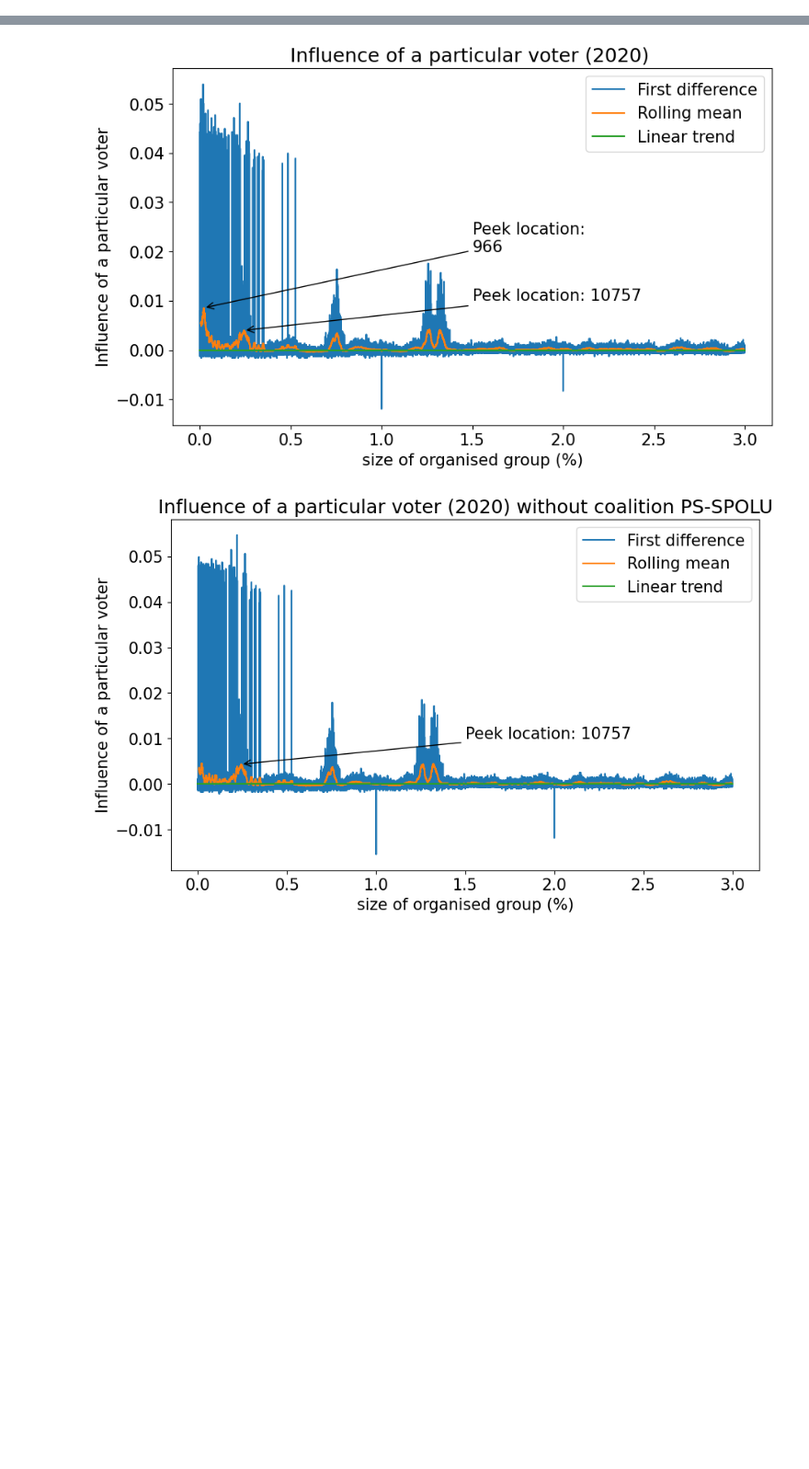
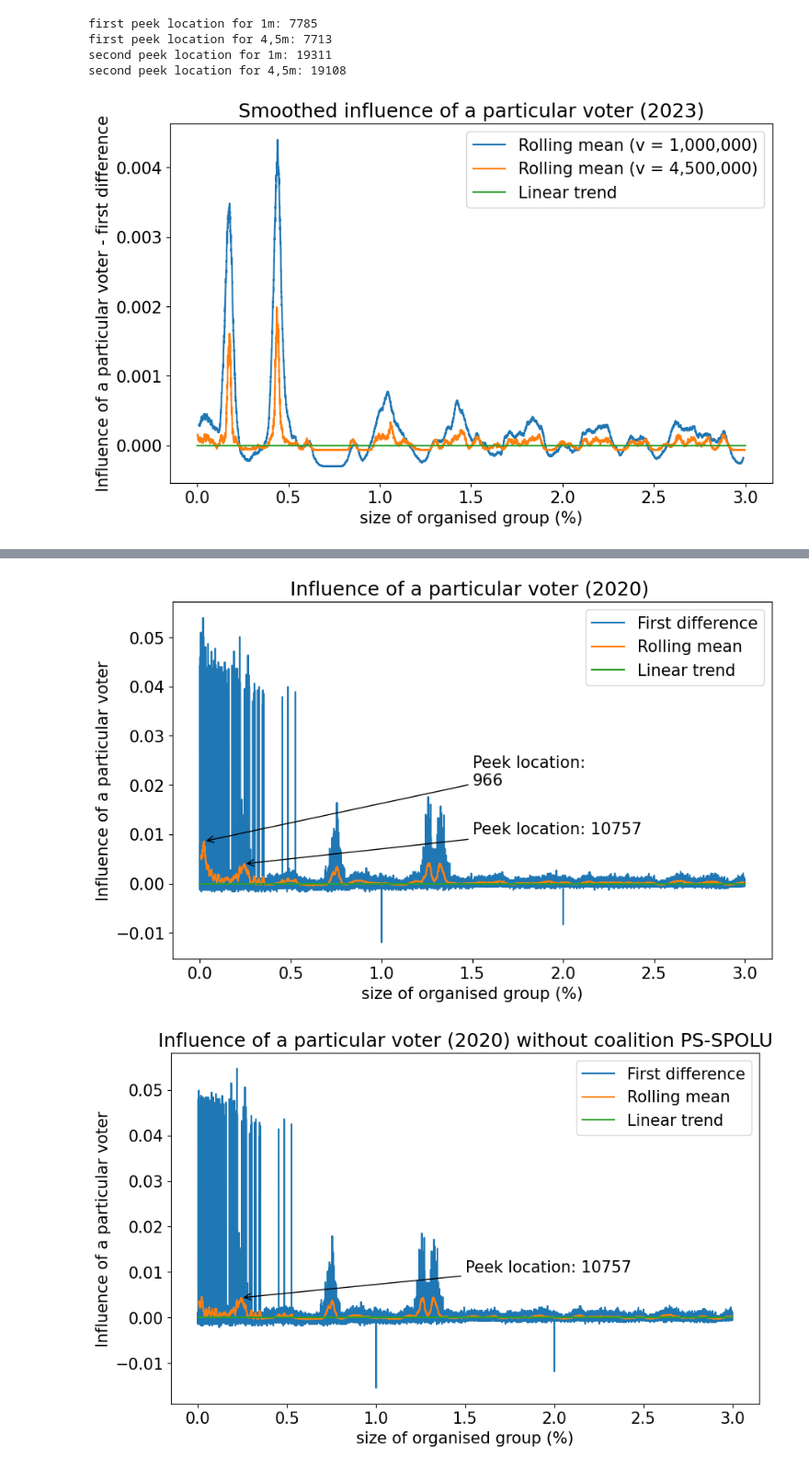
Before and after one commit to JnKamas/bc-praca, a Jupyter notebook: svk podklad.ipynb, the cells around one changed output, grey strips where cells are left out. Shown: that part at 92% size. Drawn from its saved outputs; the diff is of its cells as text; code cells hidden in the pictures; blank space fills up the shorter version.

```diff
--- a/svk podklad.ipynb
+++ b/svk podklad.ipynb
@@ -111,3 +111,67 @@ plt.show()
+# %%
+df = pd.read_csv("./vis_data/electable-unweighted-vis-1m-2023.csv")
+df2 = pd.read_csv("./vis_data/electable-unweighted-vis-4_5m-2023.csv")
+
+window = 200
+
+x_values = (df['samples'] / 1000000) * 100
+x_values2 = (df2['samples'] / 4500000) * 100
+
+y_values = df['diff']
+y_values2 = df2['diff']
+y_vals =  y_values - (3 * x_values)
+y_vals2 =  y_values2 - (3 * x_values2)
+
+
+y_deriv = y_vals.diff()
+y_rolling = y_deriv.rolling(window=window, center=True).mean()
+
+y_deriv2 = y_vals2.diff()
+y_rolling2 = y_deriv2.rolling(window=window, center=True).mean()
+
+x = np.arange(0, 4)
+y = 3 * x
+
+
+plt.figure(figsize=(10, 6))
+
+plt.plot(x_values, y_rolling, '-', markersize=1, label="Rolling mean (v = 1,000,000)")
+plt.plot(x_values2, y_rolling2, '-', markersize=1, label="Rolling mean (v = 4,500,000)")
+plt.plot(x, y * 0, label='Linear trend')
+
+plt.xlabel('size of organised group (%)')
+plt.ylabel('Influence of a particular voter - first difference')
+plt.title('Smoothed influence of a particular voter (2023)')
+
+plt.legend()
+
+# Annotate the maximum indexes on the plot
+print(f'first peek location for 1m: { int(y_rolling[:3000].idxmax() * (4388872 / 1000000))}')
+print(f'first peek location for 4,5m: { int(y_rolling2[:8000].idxmax() * (4388872 / 4500000))}')
+
+print(f'second peek location for 1m: { int(y_rolling.idxmax() * (4388872 / 1000000))}')
+print(f'second peek location for 4,5m: { int(y_rolling2.idxmax() * (4388872 / 4500000))}')
+
+
+
+# max_index = y_rolling2.idxmax()
+
+# plt.annotate(f'Peek location: {int(max_index * (4388872 / 4500000))}', xy=(x_values2[max_index], y_rolling2[max_index]),
+#                 xytext=(1.8, 0.01),
+#                 arrowprops=dict(facecolor='black', arrowstyle='->'))
+
+# max_index = y_rolling2[:8000].idxmax()
+# plt.annotate(f'Peek location: {int(max_index * (4388872 / 4500000))}', xy=(x_values2[max_index], y_rolling2[max_index]),
+#                 xytext=(0.7, 0.01),
+#                 arrowprops=dict(facecolor='black', arrowstyle='->'))
+
+plt.show()
+# %% [output]
+first peek location for 1m: 7785
+first peek location for 4,5m: 7713
+second peek location for 1m: 19311
+second peek location for 4,5m: 19108
+[figure, added]
 # %%
 def visualise_and_print(link, text):
     df = pd.read_csv(link)
```
Also changed, not shown: parts of 10 cells of this notebook, 20 other files.
